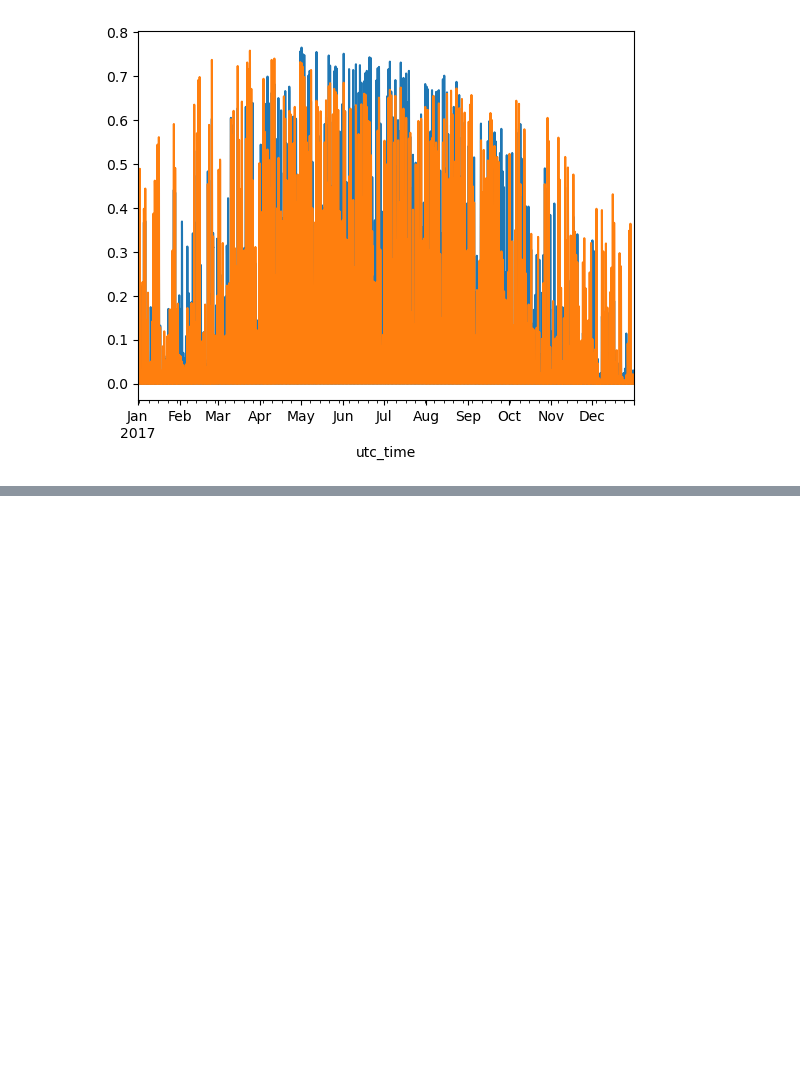
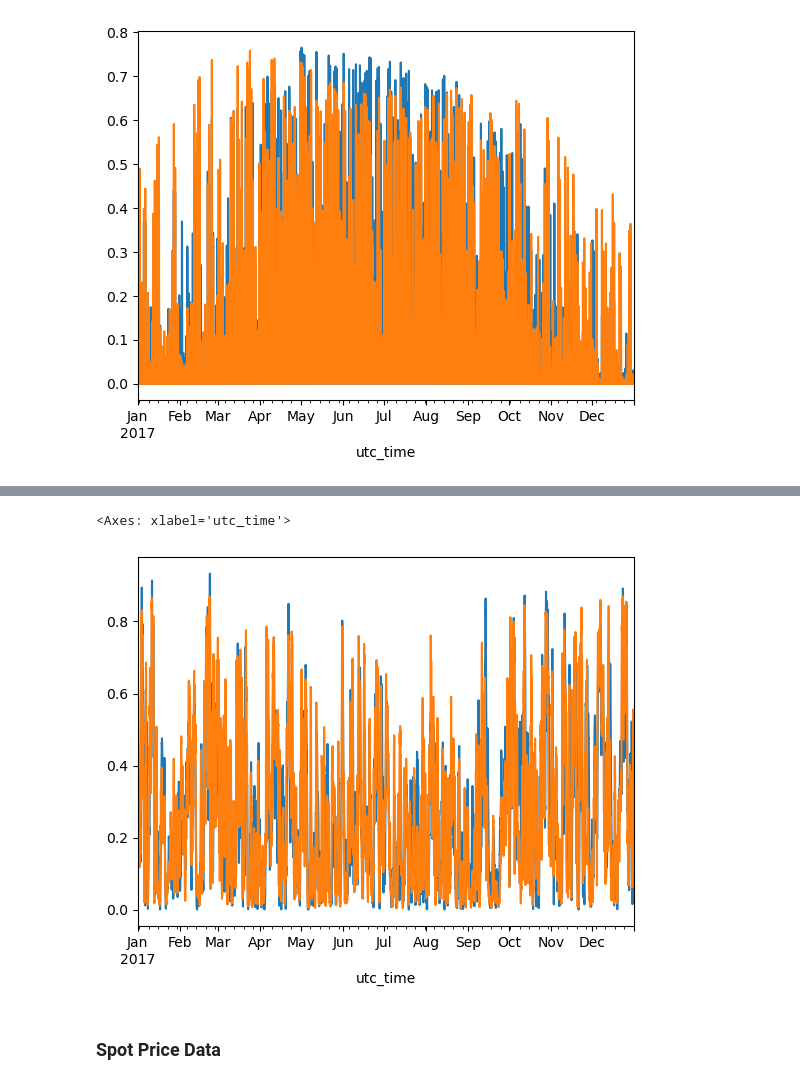
Before and after one commit to pulio12/Msc_Thesis_Greenlab_Skive, a Jupyter notebook: Test_File3.ipynb, the cells around one changed output, grey strips where cells are left out. Cells and saved outputs as stored; diff of their text form; code cells hidden in the pictures; blank space fills up the shorter version.

```diff
--- a/Test_File3.ipynb
+++ b/Test_File3.ipynb
@@ -112,3 +174,15 @@ solar_pv_data["DNK"]["2017-01-01":"2017-12-31"].plot()
 # %% [output]
 <Axes: xlabel='utc_time'>
 [figure]
+# %%
+OnshoreWind_Data = pd.read_csv("Re_Ninja_WindOnshore_data_DK.csv",
+    skiprows=3, sep=None, engine='python',
+    compression='infer')
+
+OnshoreWind_Data["time"] = pd.to_datetime(OnshoreWind_Data["time"]).dt.tz_localize(None)
+OnshoreWind_Data.index = pd.DatetimeIndex(OnshoreWind_Data["time"])
+OnshoreWind_Data.drop(columns = ["time"], inplace = True)
+OnshoreWind_Data.columns = OnshoreWind_Data.columns.str.strip()
+
+
+print(OnshoreWind_Data.head())
@@ -114,0 +205,9 @@ solar_pv_data["DNK"]["2017-01-01":"2017-12-31"].plot()
+# %%
+# Comparison between Wind data Source
+OnshoreWind_Data["DK01"]["2017-01-01":"2017-12-31"].plot()
+onshore_wind_data["DNK"]["2017-01-01":"2017-12-31"].plot()
+# %% [output]
+<Axes: xlabel='utc_time'>
+[figure, added]
+# %% [markdown]
+### Spot Price Data
```
Also changed, not shown: parts of 31 cells of this notebook, 2 other files.
